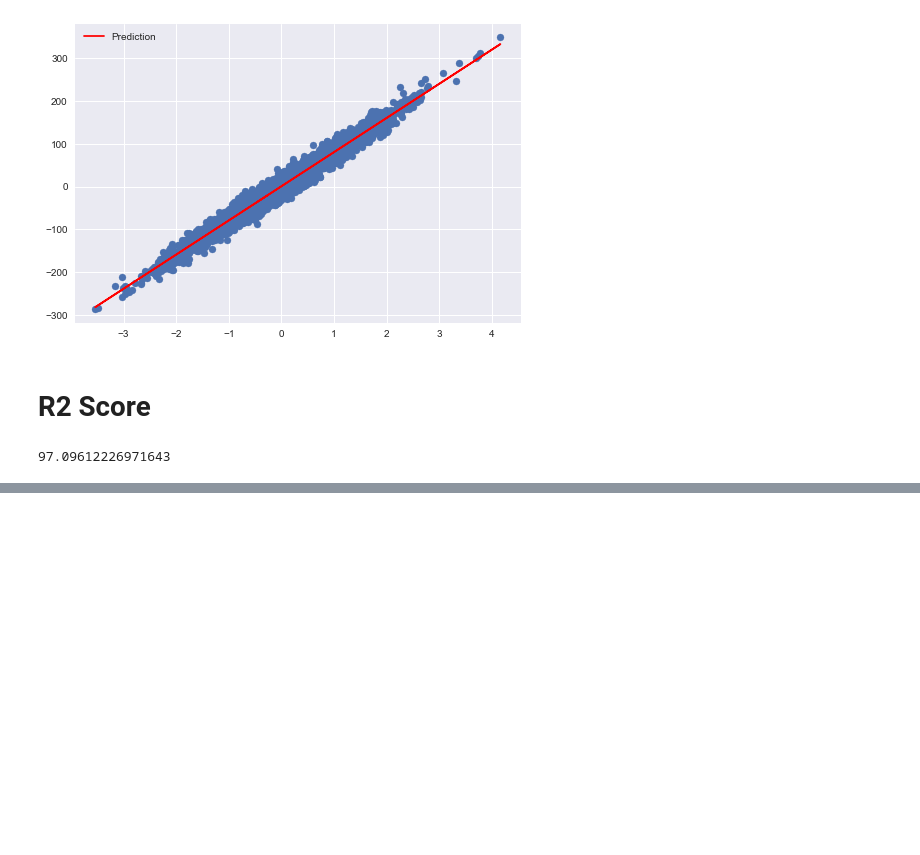
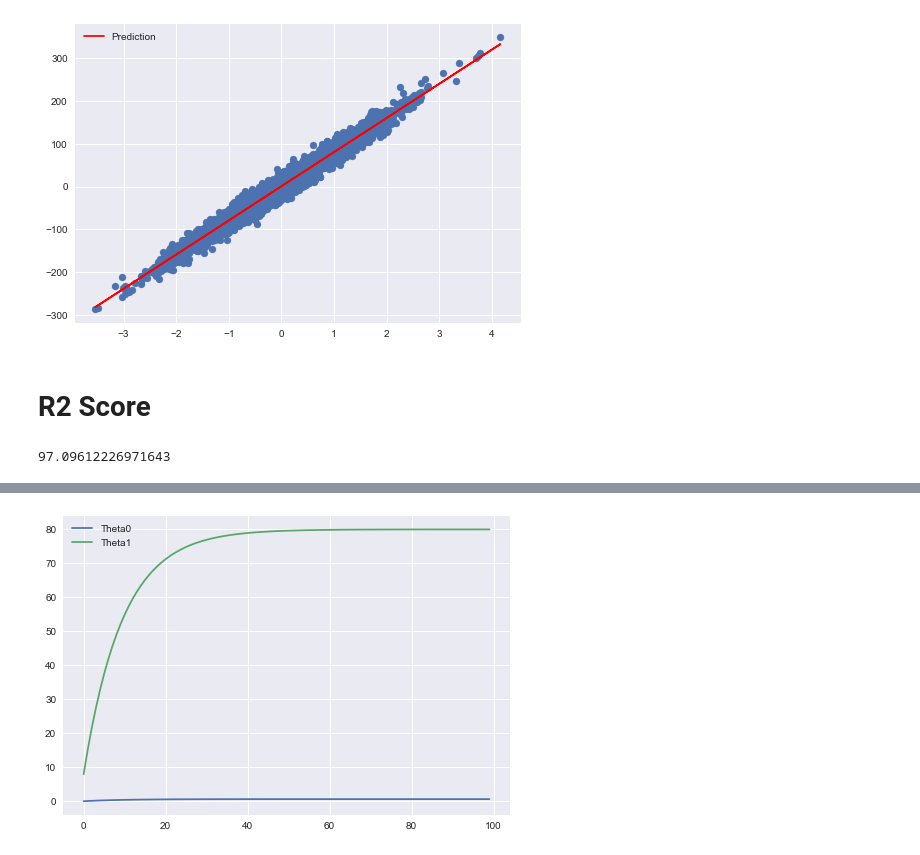
Before and after one commit to JayantGoel001/LinearRegression, a Jupyter notebook: Linear Regression_.ipynb, the cells around one changed output, grey strips where cells are left out. Saved outputs shown, nothing was run; the diff lists cells and outputs as text; code cells hidden in the pictures; blank space fills up the shorter version.

```diff
--- a/Linear Regression_.ipynb
+++ b/Linear Regression_.ipynb
@@ -34,14 +34,16 @@ def gradient(X,y,theta):
 def gradient_descent(X,y,lr=0.1,max_steps=100):
     theta = np.zeros((2,))
     error_list=[]
+    theta_list= []
     for i in range(max_steps):
         grad = gradient(X,y,theta)
         e = error(X,y,theta)
         error_list.append(e)
         theta[0]-=lr*grad[0]
         theta[1]-=lr*grad[1]
+        theta_list.append((theta[0],theta[1]))
 
-    return theta,error_list
+    return theta,error_list,theta_list
 
 def error(X,y,theta):
     m = X.shape[0]
@@ -88,0 +119,8 @@ print(R2_Score)
+# %%
+theta_list = np.array(theta_list)
+plt.plot(theta_list[:,0],label="Theta0")
+plt.plot(theta_list[:,1],label="Theta1")
+plt.legend()
+plt.show()
+# %% [output]
+[figure, added]
```
Also changed, not shown: parts of 10 cells of this notebook.
